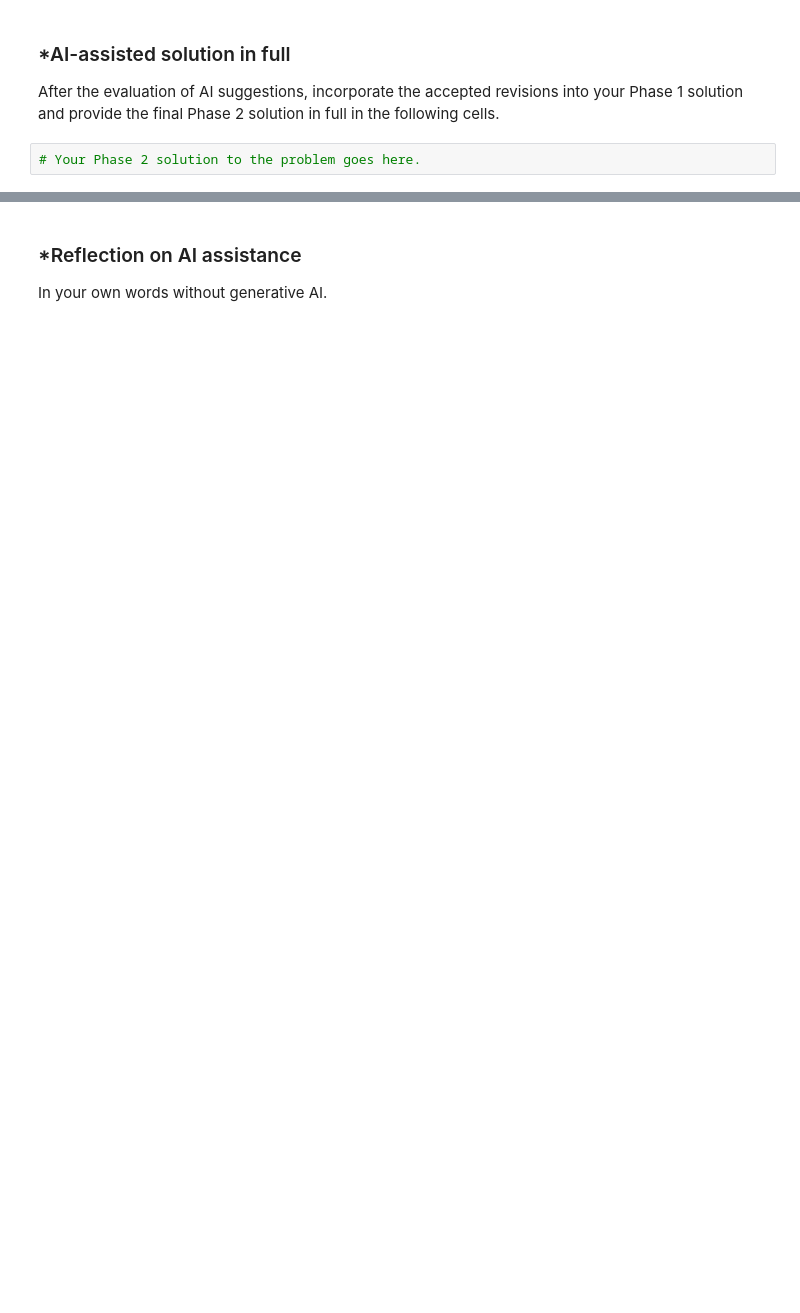
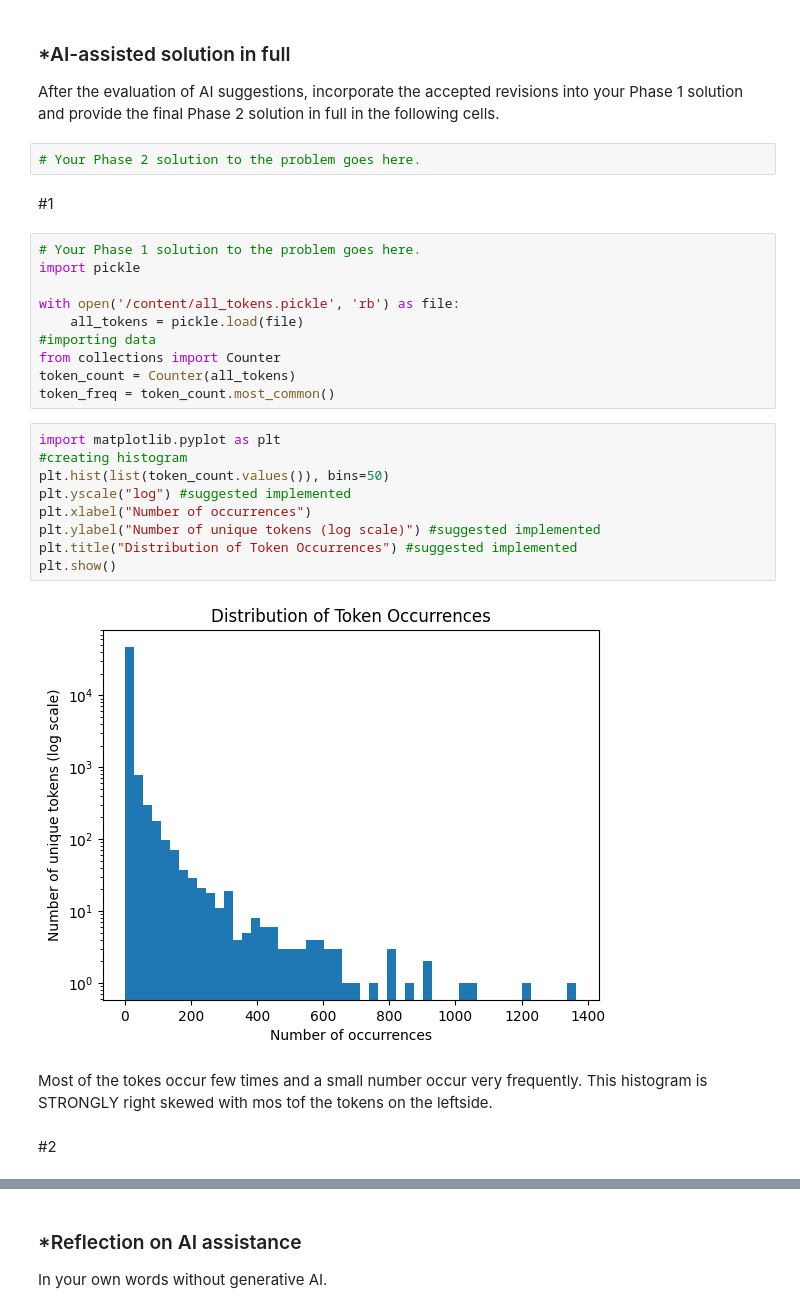
Before and after one commit to mwetmore05/A05-pca, a Jupyter notebook: A05PCA.ipynb, the cells around one changed output, grey strips where cells are left out. Drawn from its saved outputs; the diff is of its cells as text; blank space fills up the shorter version.

```diff
--- a/A05PCA.ipynb
+++ b/A05PCA.ipynb
@@ -181,3 +218,30 @@ Keep Phase 1 frozen.
 After the evaluation of AI suggestions, incorporate the accepted revisions into your Phase 1 solution and provide the final Phase 2 solution in full in the following cells.
 # %%
 # Your Phase 2 solution to the problem goes here.
+# %% [markdown]
+#1
+# %%
+# Your Phase 1 solution to the problem goes here.
+import pickle
+
+with open('/content/all_tokens.pickle', 'rb') as file:
+    all_tokens = pickle.load(file)
+#importing data
+from collections import Counter
+token_count = Counter(all_tokens)
+token_freq = token_count.most_common()
+# %%
+import matplotlib.pyplot as plt
+#creating histogram
+plt.hist(list(token_count.values()), bins=50)
+plt.yscale("log") #suggested implemented
+plt.xlabel("Number of occurrences")
+plt.ylabel("Number of unique tokens (log scale)") #suggested implemented
+plt.title("Distribution of Token Occurrences") #suggested implemented
+plt.show()
+# %% [output]
+[figure, added]
+# %% [markdown]
+Most of the tokes occur few times and a small number occur very frequently. This histogram is STRONGLY right skewed with mos tof the tokens on the leftside.
+# %% [markdown]
+#2
```
Also changed, not shown: parts of 19 cells of this notebook.
